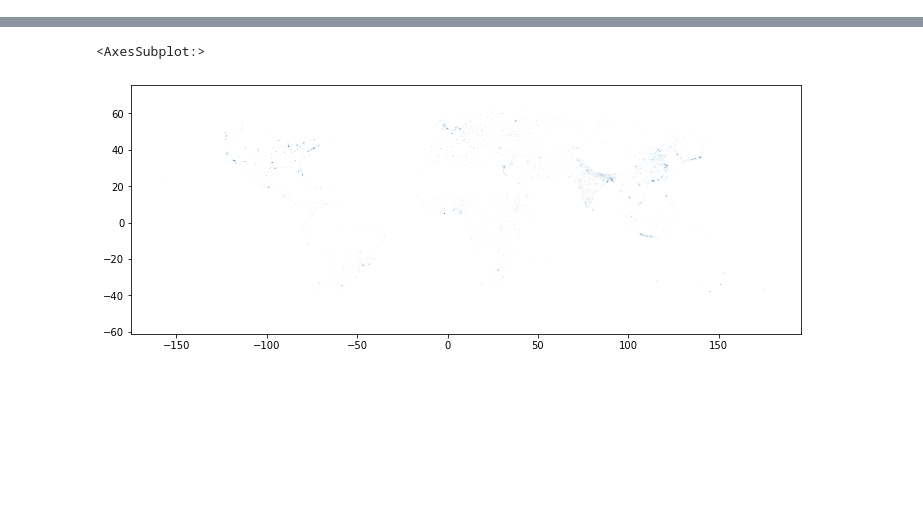
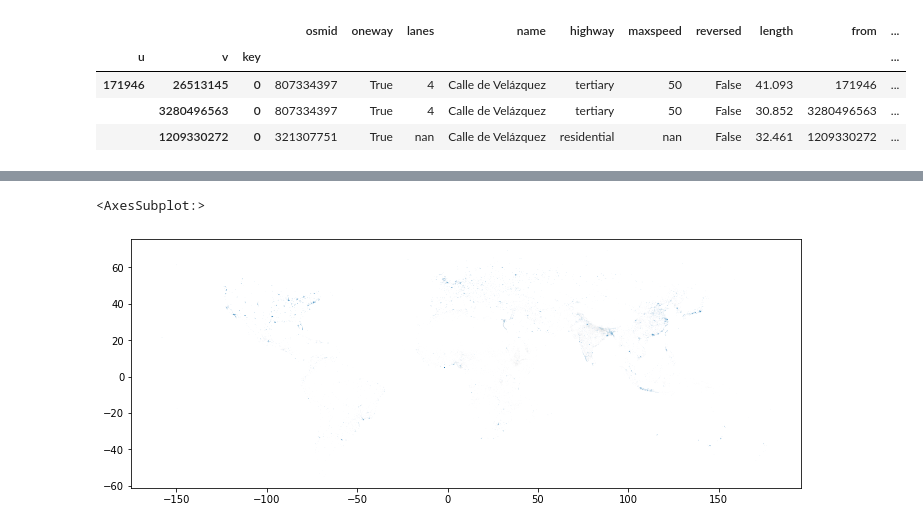
Before and after one commit to gregmaya/gsoc2022_network_simpl, a Jupyter notebook: exploratory_notebooks/data_fetching.ipynb, the cells around one changed output, grey strips where cells are left out. Cells and saved outputs as stored; diff of their text form; code cells hidden in the pictures; blank space fills up the shorter version.

```diff
--- a/exploratory_notebooks/data_fetching.ipynb
+++ b/exploratory_notebooks/data_fetching.ipynb
@@ -11,0 +51,11 @@ from shapely.geometry import Point
+# %%
+#loading data from file
+mad = gpd.read_file('/Users/gregoriomaya/Desktop/GSoc_2022/gsoc2022_network_simpl/data/madrid2062.gpkg')
+mad.set_index(['u', 'v', 'key'], inplace=True)
+mad.head(3)
+# %% [output]
+|  |  |  | osmid | oneway | lanes | name | highway | maxspeed | reversed | length | from | ... |
+| u | v | key |  |  |  |  |  |  |  |  |  | ... |
+| 171946 | 26513145 | 0 | 807334397 | True | 4 | Calle de Velázquez | tertiary | 50 | False | 41.093 | 171946 | ... |
+|  | 3280496563 | 0 | 807334397 | True | 4 | Calle de Velázquez | tertiary | 50 | False | 30.852 | 3280496563 | ... |
+|  | 1209330272 | 0 | 321307751 | True | nan | Calle de Velázquez | residential | nan | False | 32.461 | 1209330272 | ... |
```
Also changed, not shown: parts of 7 cells of this notebook, 4 other files.
